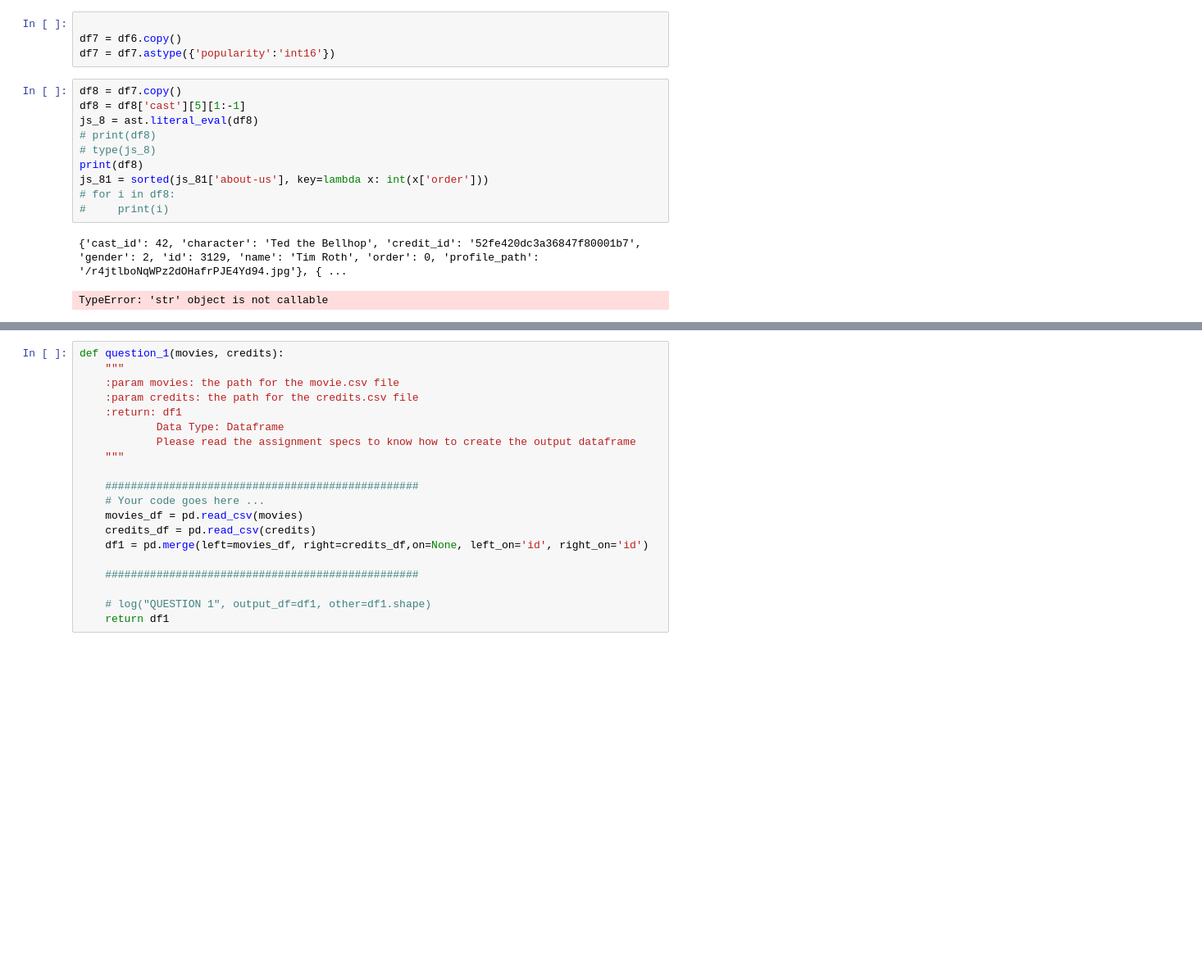
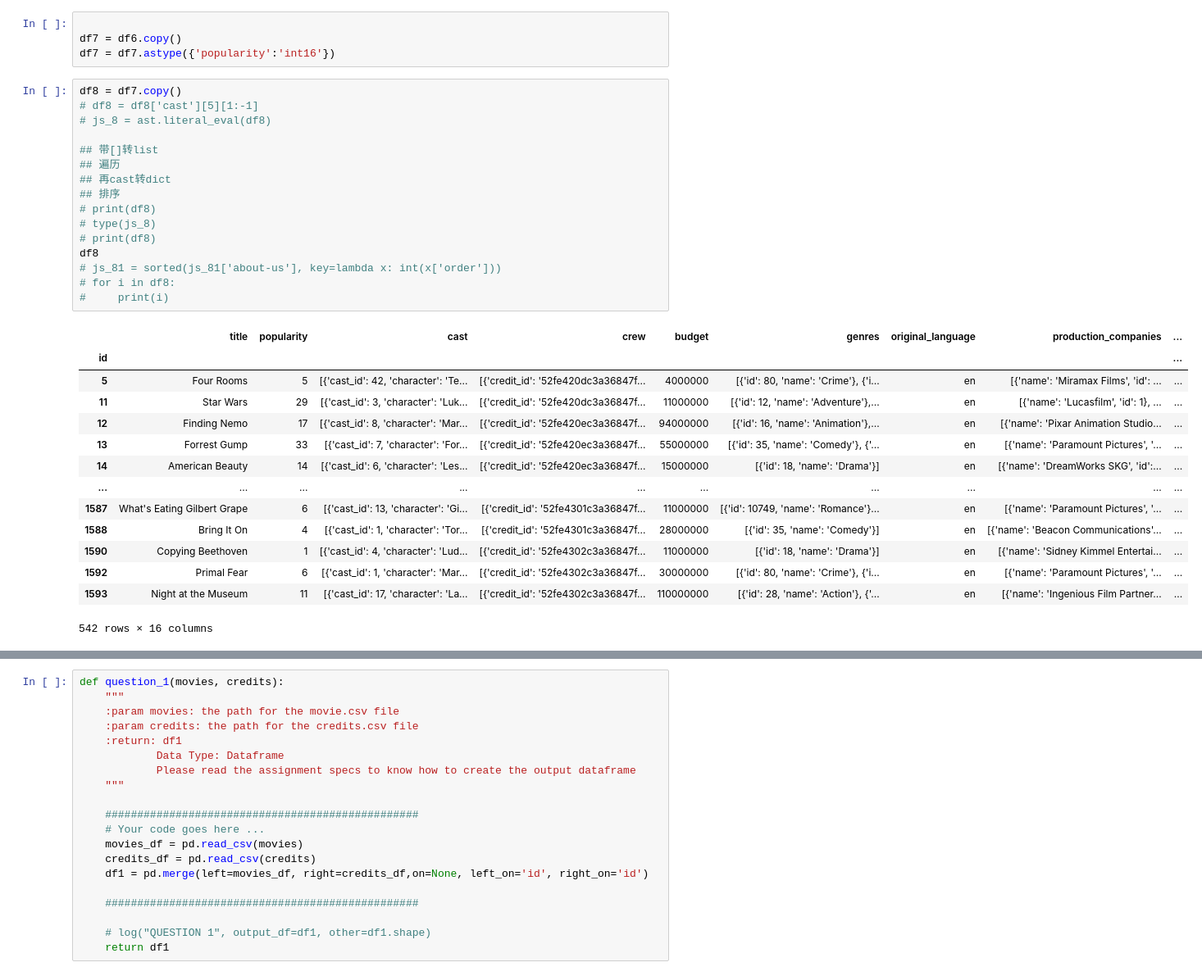
Before and after one commit to mmmxu/COMP9321, a Jupyter notebook: assn/assn1/test.ipynb, the cells around one changed output, grey strips where cells are left out. Shown: that part at 82% size. Cells and saved outputs as stored; diff of their text form; blank space fills up the shorter version.

```diff
--- a/assn/assn1/test.ipynb
+++ b/assn/assn1/test.ipynb
@@ -124,14 +126,32 @@ df7 = df6.copy()
 df7 = df7.astype({'popularity':'int16'})
 # %%
 df8 = df7.copy()
-df8 = df8['cast'][5][1:-1]
-js_8 = ast.literal_eval(df8)
+# df8 = df8['cast'][5][1:-1]
+# js_8 = ast.literal_eval(df8)
+
+## 带[]转list
+## 遍历
+## 再cast转dict
+## 排序
 # print(df8)
 # type(js_8)
-print(df8)
-js_81 = sorted(js_81['about-us'], key=lambda x: int(x['order']))
+# print(df8)
+df8
+# js_81 = sorted(js_81['about-us'], key=lambda x: int(x['order']))
 # for i in df8:
 #     print(i)
 # %% [output]
+|  | title | popularity | cast | crew | budget | genres | original_language | production_companies | ... |
+| id |  |  |  |  |  |  |  |  | ... |
+| 5 | Four Rooms | 5 | [{'cast_id': 42, 'character': 'Te... | [{'credit_id': '52fe420dc3a36847f... | 4000000 | [{'id': 80, 'name': 'Crime'}, {'i... | en | [{'name': 'Miramax Films', 'id': ... | ... |
+| 11 | Star Wars | 29 | [{'cast_id': 3, 'character': 'Luk... | [{'credit_id': '52fe420dc3a36847f... | 11000000 | [{'id': 12, 'name': 'Adventure'},... | en | [{'name': 'Lucasfilm', 'id': 1}, ... | ... |
+| 12 | Finding Nemo | 17 | [{'cast_id': 8, 'character': 'Mar... | [{'credit_id': '52fe420ec3a36847f... | 94000000 | [{'id': 16, 'name': 'Animation'},... | en | [{'name': 'Pixar Animation Studio... | ... |
+| 13 | Forrest Gump | 33 | [{'cast_id': 7, 'character': 'For... | [{'credit_id': '52fe420ec3a36847f... | 55000000 | [{'id': 35, 'name': 'Comedy'}, {'... | en | [{'name': 'Paramount Pictures', '... | ... |
+| 14 | American Beauty | 14 | [{'cast_id': 6, 'character': 'Les... | [{'credit_id': '52fe420ec3a36847f... | 15000000 | [{'id': 18, 'name': 'Drama'}] | en | [{'name': 'DreamWorks SKG', 'id':... | ... |
+| ... | ... | ... | ... | ... | ... | ... | ... | ... | ... |
+| 1587 | What's Eating Gilbert Grape | 6 | [{'cast_id': 13, 'character': 'Gi... | [{'credit_id': '52fe4301c3a36847f... | 11000000 | [{'id': 10749, 'name': 'Romance'}... | en | [{'name': 'Paramount Pictures', '... | ... |
+| 1588 | Bring It On | 4 | [{'cast_id': 1, 'character': 'Tor... | [{'credit_id': '52fe4301c3a36847f... | 28000000 | [{'id': 35, 'name': 'Comedy'}] | en | [{'name': 'Beacon Communications'... | ... |
+| 1590 | Copying Beethoven | 1 | [{'cast_id': 4, 'character': 'Lud... | [{'credit_id': '52fe4302c3a36847f... | 11000000 | [{'id': 18, 'name': 'Drama'}] | en | [{'name': 'Sidney Kimmel Entertai... | ... |
+| 1592 | Primal Fear | 6 | [{'cast_id': 1, 'character': 'Mar... | [{'credit_id': '52fe4302c3a36847f... | 30000000 | [{'id': 80, 'name': 'Crime'}, {'i... | en | [{'name': 'Paramount Pictures', '... | ... |
+| 1593 | Night at the Museum | 11 | [{'cast_id': 17, 'character': 'La... | [{'credit_id': '52fe4302c3a36847f... | 110000000 | [{'id': 28, 'name': 'Action'}, {'... | en | [{'name': 'Ingenious Film Partner... | ... |
-{'cast_id': 42, 'character': 'Ted the Bellhop', 'credit_id': '52fe420dc3a36847f80001b7', 'gender': 2, 'id': 3129, 'name': 'Tim Roth', 'order': 0, 'profile_path': '/r4jtlboNqWPz2dOHafrPJE4Yd94.jpg'}, { ...
+542 rows × 16 columns
-TypeError: 'str' object is not callable
```
Also changed, not shown: parts of 4 cells of this notebook, 1 other file.
